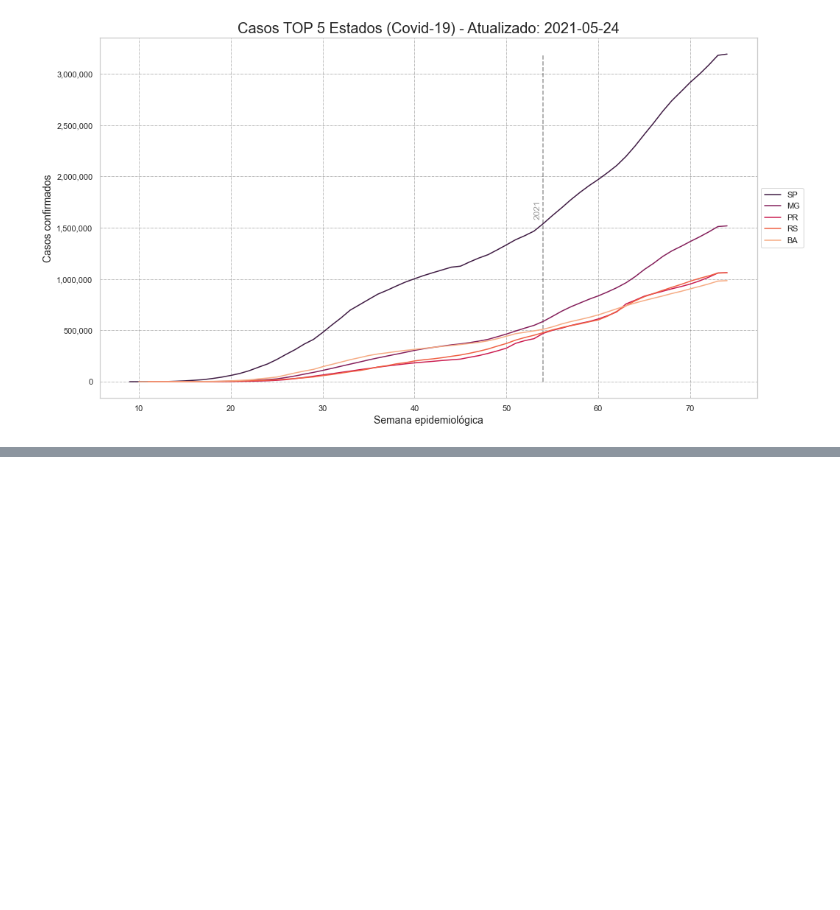
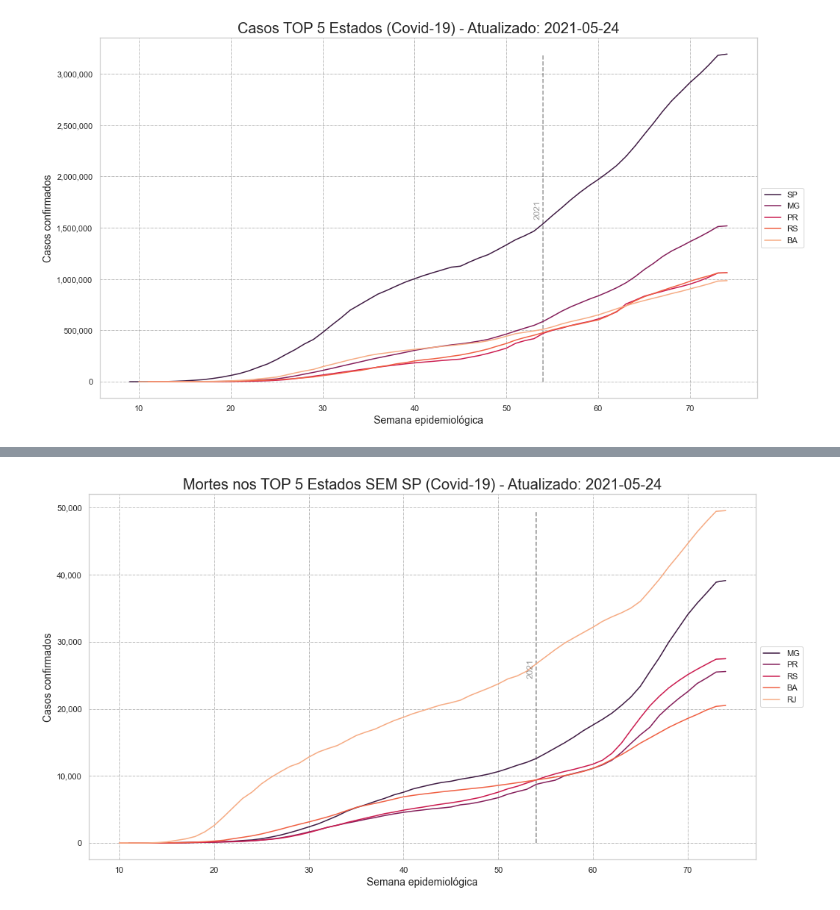
Before and after one commit to antoniodragoc/Bootcamp_Data_Science_Aplicada, a Jupyter notebook: Modulo01/Projeto Modulo 01/desafio_modulo01.ipynb, the cells around one changed output, grey strips where cells are left out. Cells and saved outputs as stored; diff of their text form; code cells hidden in the pictures; blank space fills up the shorter version.

```diff
--- a/Modulo01/Projeto Modulo 01/desafio_modulo01.ipynb
+++ b/Modulo01/Projeto Modulo 01/desafio_modulo01.ipynb
@@ -365,0 +391,4 @@ plot_semana(df_top5ssp, 'last_available_confirmed', 'state','Casos TOP 5 Estados
+# %%
+plot_semana(df_top5ssp, 'last_available_deaths', 'state','Mortes nos TOP 5 Estados SEM SP')
+# %% [output]
+[figure, added]
```
Also changed, not shown: parts of 16 cells of this notebook.
